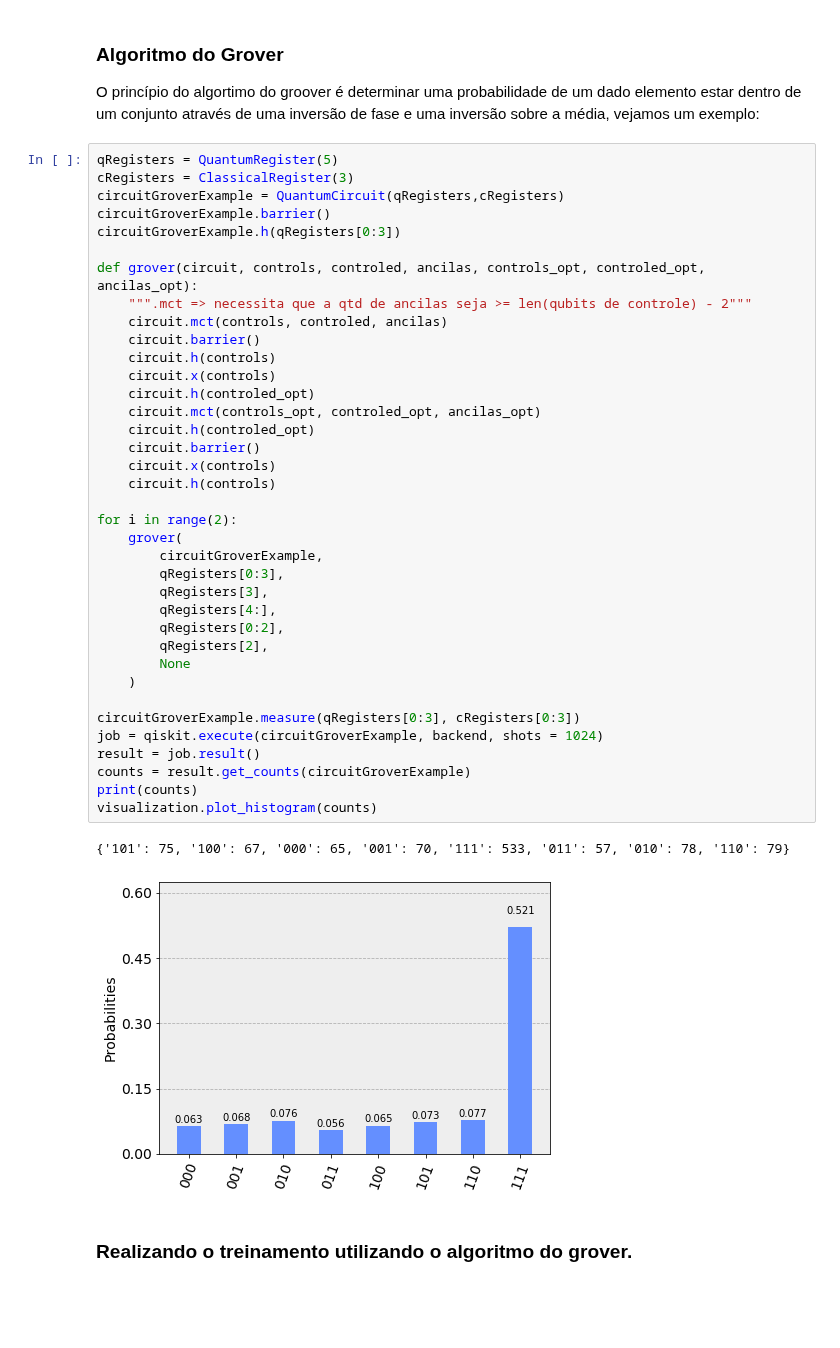
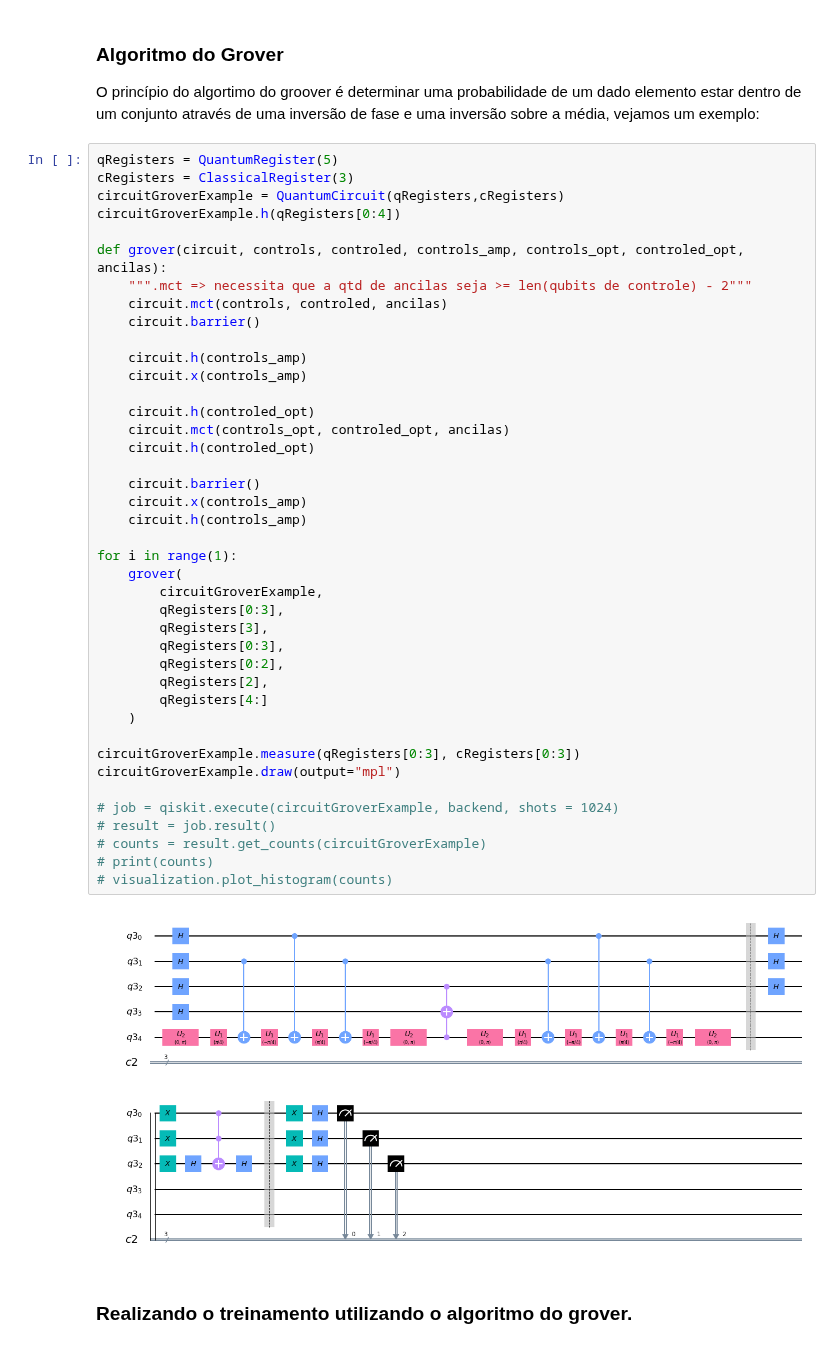
Before and after one commit to adjs/comp-quantica, a Jupyter notebook: projetos/2019-05/Resumo Artigo Sobre QBNN.ipynb, the cells around one changed output. Saved outputs shown, nothing was run; the diff lists cells and outputs as text; blank space fills up the shorter version.

```diff
--- a/projetos/2019-05/Resumo Artigo Sobre QBNN.ipynb
+++ b/projetos/2019-05/Resumo Artigo Sobre QBNN.ipynb
@@ -783,43 +783,46 @@ O princípio do algortimo do groover é determinar uma probabilidade de um dado
 # %%
 qRegisters = QuantumRegister(5)
 cRegisters = ClassicalRegister(3)
 circuitGroverExample = QuantumCircuit(qRegisters,cRegisters)
-circuitGroverExample.barrier()
-circuitGroverExample.h(qRegisters[0:3])
+circuitGroverExample.h(qRegisters[0:4])
 
-def grover(circuit, controls, controled, ancilas, controls_opt, controled_opt, ancilas_opt):
+def grover(circuit, controls, controled, controls_amp, controls_opt, controled_opt, ancilas):
     """.mct => necessita que a qtd de ancilas seja >= len(qubits de controle) - 2"""
     circuit.mct(controls, controled, ancilas)
     circuit.barrier()
-    circuit.h(controls)
-    circuit.x(controls)
+
+    circuit.h(controls_amp)
+    circuit.x(controls_amp)
+
     circuit.h(controled_opt)
-    circuit.mct(controls_opt, controled_opt, ancilas_opt)
+    circuit.mct(controls_opt, controled_opt, ancilas)
     circuit.h(controled_opt)
+
     circuit.barrier()
-    circuit.x(controls)
-    circuit.h(controls)
+    circuit.x(controls_amp)
+    circuit.h(controls_amp)
 
-for i in range(2):
+for i in range(1):
     grover(
         circuitGroverExample,
         qRegisters[0:3],
         qRegisters[3],
-        qRegisters[4:],
+        qRegisters[0:3],
         qRegisters[0:2],
         qRegisters[2],
-        None
+        qRegisters[4:]
     )
 
 circuitGroverExample.measure(qRegisters[0:3], cRegisters[0:3])
-job = qiskit.execute(circuitGroverExample, backend, shots = 1024)
-result = job.result()
-counts = result.get_counts(circuitGroverExample)
-print(counts)
-visualization.plot_histogram(counts)
+circuitGroverExample.draw(output="mpl")
+
+# job = qiskit.execute(circuitGroverExample, backend, shots = 1024)
+# result = job.result()
+# counts = result.get_counts(circuitGroverExample)
+# print(counts)
+# visualization.plot_histogram(counts)
 # %% [output]
-{'101': 75, '100': 67, '000': 65, '001': 70, '111': 533, '011': 57, '010': 78, '110': 79}
-[figure, old version]
+[figure, new version]
 # %% [markdown]
 ### Realizando o treinamento utilizando o algoritmo do grover.
 # %%
```
Also changed, not shown: parts of 1 cell of this notebook.
